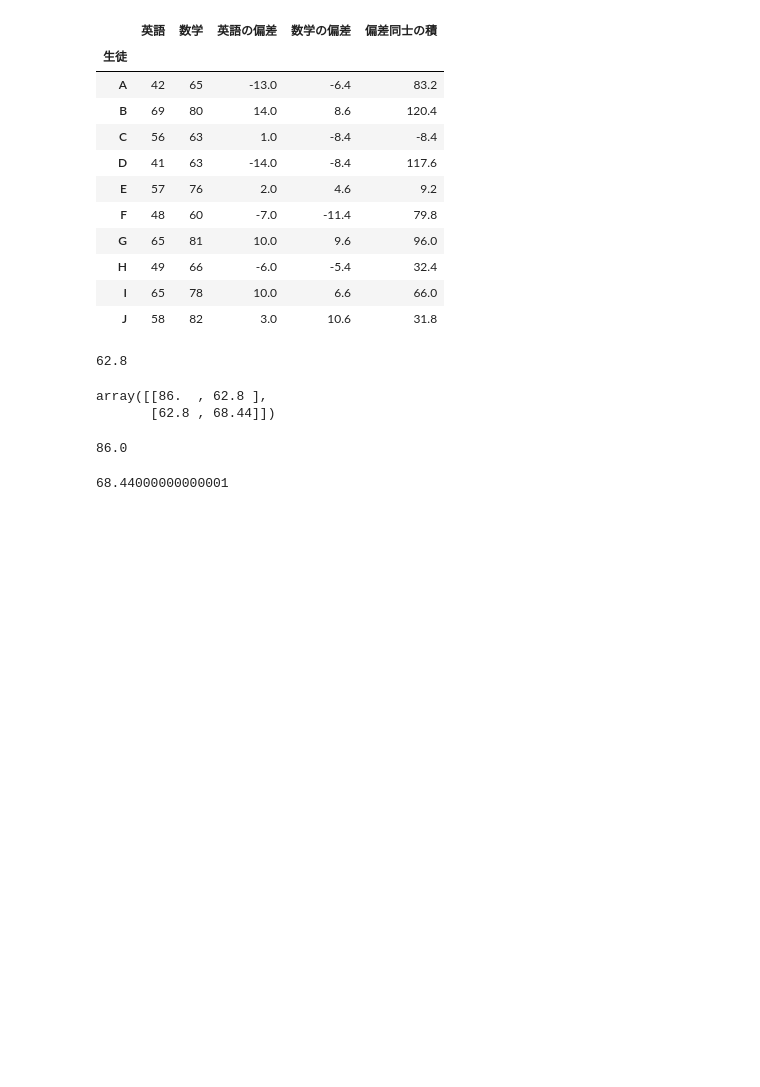
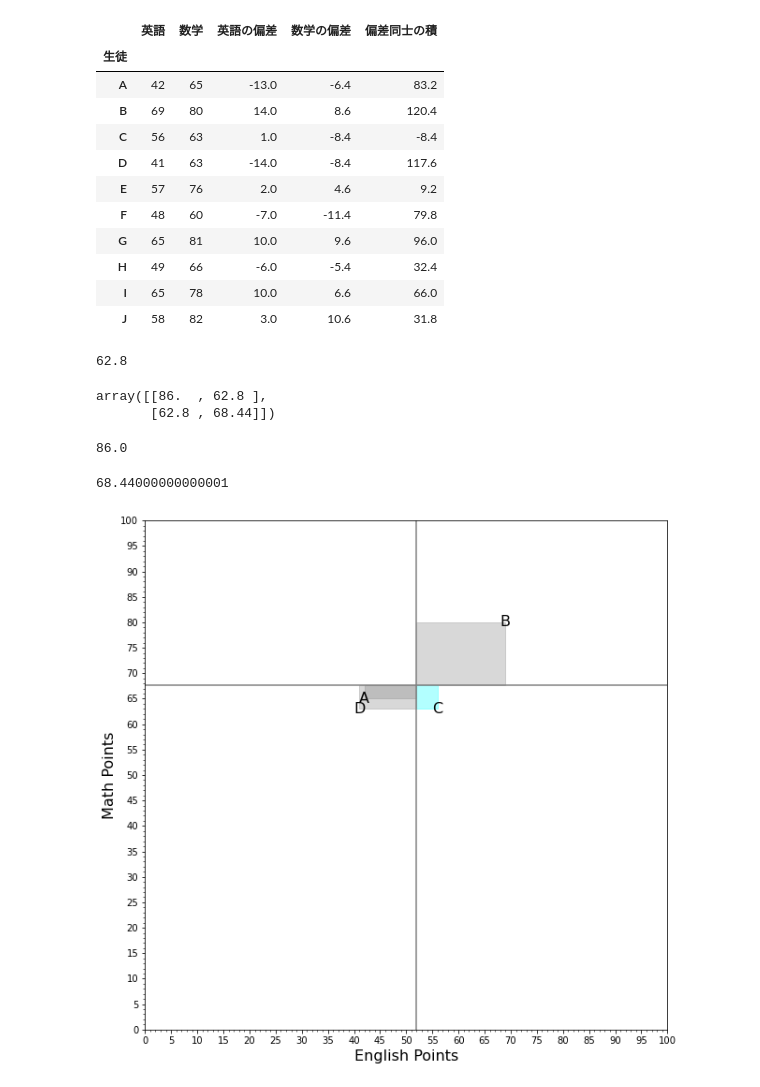
Before and after one commit to kanzai935/statistical-analysis, a Jupyter notebook: chapter03.ipynb, the cells around one changed output. Drawn from its saved outputs; the diff is of its cells as text; code cells hidden in the pictures; blank space fills up the shorter version.

```diff
--- a/chapter03.ipynb
+++ b/chapter03.ipynb
@@ -96,3 +96,11 @@ np.var(en_scores, ddof=0)
 np.var(ma_scores, ddof=0)
 # %% [output]
 68.44000000000001
+# %%
+import matplotlib.pyplot as plt
+from plot_util import plot_cov_interact
+
+#点数の散布図と符号付き面積
+plot_cov_interact(en_scores, ma_scores)
+# %% [output]
+[figure, added]
```
Also changed, not shown: 3 other files.
